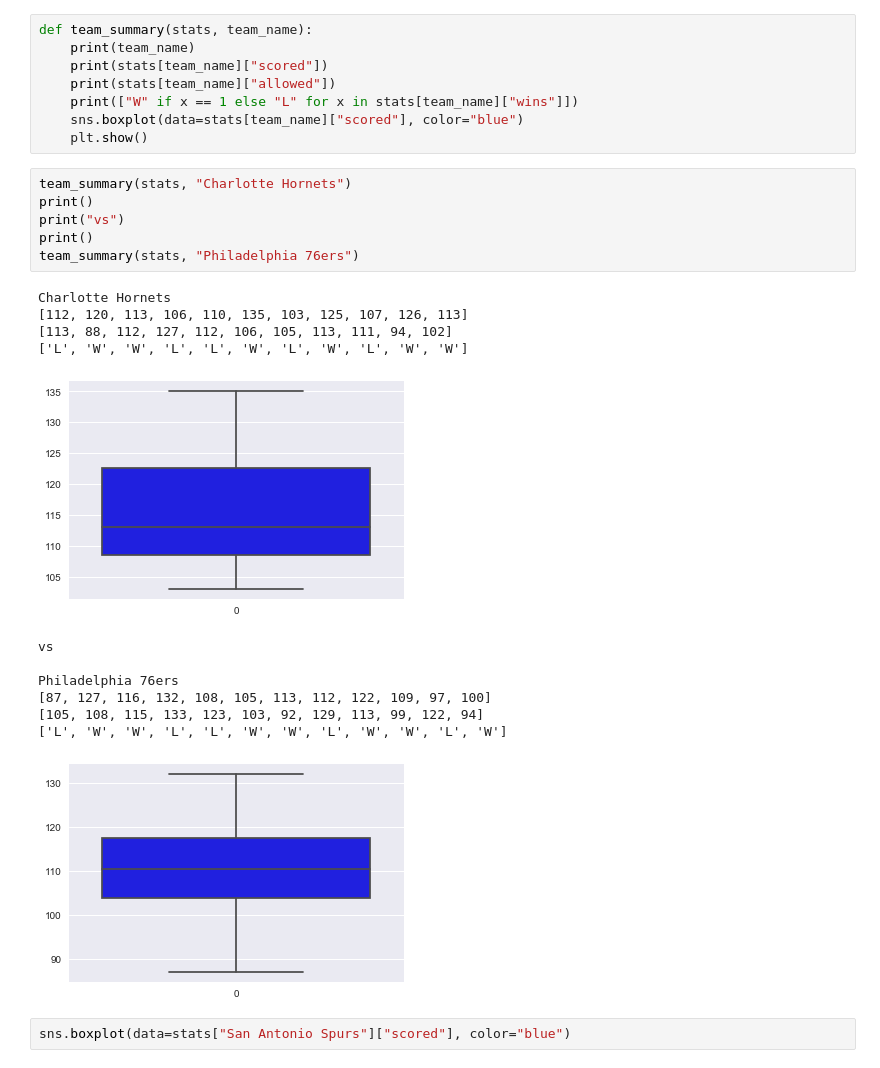
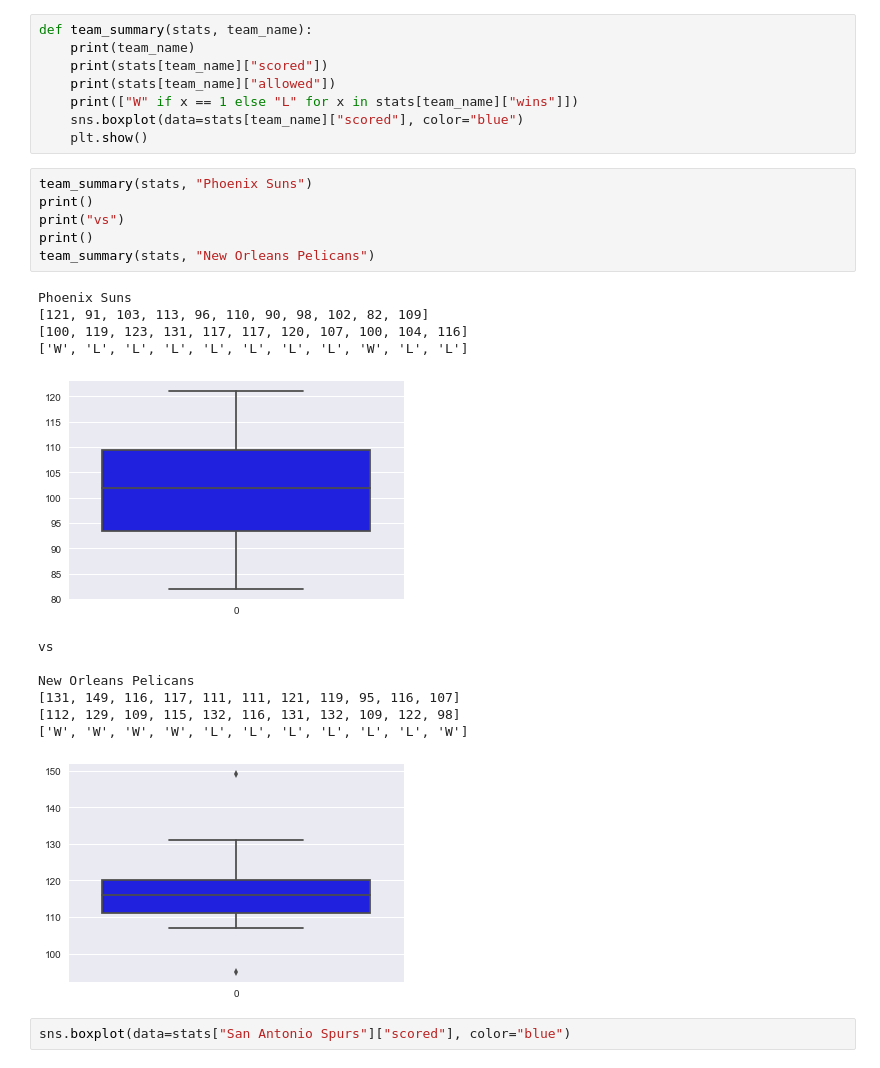
Before and after one commit to laimis/gamepredictions, a Jupyter notebook: train_model.ipynb, the cells around one changed output. Saved outputs shown, nothing was run; the diff lists cells and outputs as text.

```diff
--- a/train_model.ipynb
+++ b/train_model.ipynb
@@ -179,24 +179,24 @@ def team_summary(stats, team_name):
     sns.boxplot(data=stats[team_name]["scored"], color="blue")
     plt.show()
 # %%
-team_summary(stats, "Charlotte Hornets")
+team_summary(stats, "Phoenix Suns")
 print()
 print("vs")
 print()
-team_summary(stats, "Philadelphia 76ers")
+team_summary(stats, "New Orleans Pelicans")
 # %% [output]
-Charlotte Hornets
-[112, 120, 113, 106, 110, 135, 103, 125, 107, 126, 113]
-[113, 88, 112, 127, 112, 106, 105, 113, 111, 94, 102]
-['L', 'W', 'W', 'L', 'L', 'W', 'L', 'W', 'L', 'W', 'W']
+Phoenix Suns
+[121, 91, 103, 113, 96, 110, 90, 98, 102, 82, 109]
+[100, 119, 123, 131, 117, 117, 120, 107, 100, 104, 116]
+['W', 'L', 'L', 'L', 'L', 'L', 'L', 'L', 'W', 'L', 'L']
-[figure, old version]
+[figure, new version]
 vs
 
-Philadelphia 76ers
-[87, 127, 116, 132, 108, 105, 113, 112, 122, 109, 97, 100]
-[105, 108, 115, 133, 123, 103, 92, 129, 113, 99, 122, 94]
-['L', 'W', 'W', 'L', 'L', 'W', 'W', 'L', 'W', 'W', 'L', 'W']
+New Orleans Pelicans
+[131, 149, 116, 117, 111, 111, 121, 119, 95, 116, 107]
+[112, 129, 109, 115, 132, 116, 131, 132, 109, 122, 98]
+['W', 'W', 'W', 'W', 'L', 'L', 'L', 'L', 'L', 'L', 'W']
-[figure, old version]
+[figure, new version]
 # %%
 sns.boxplot(data=stats["San Antonio Spurs"]["scored"], color="blue")
 # %% [output]
```
Also changed, not shown: parts of 5 cells of this notebook, 5 other files.
